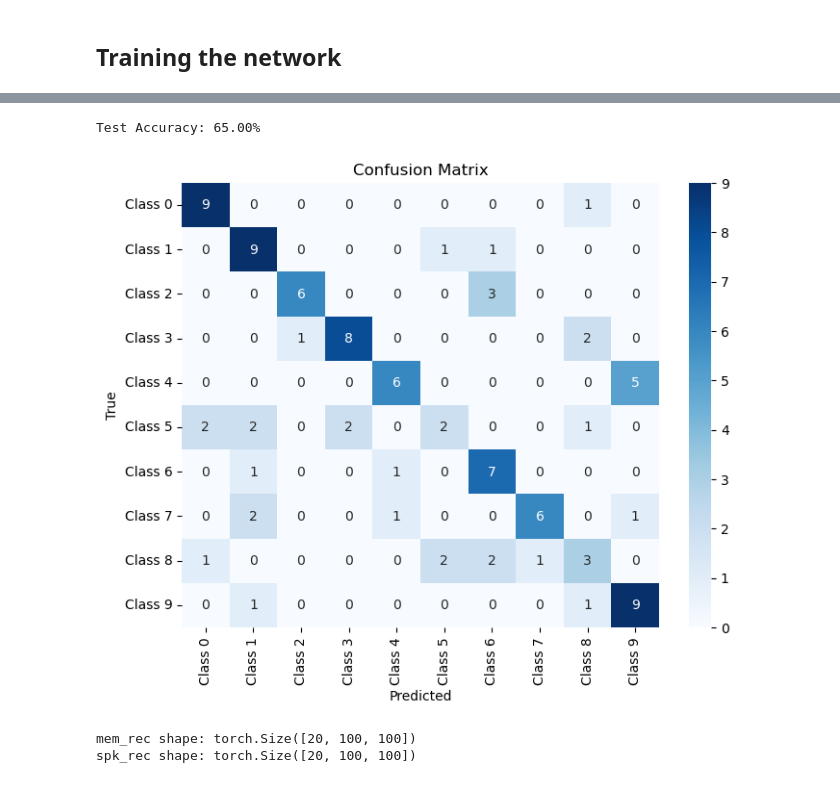
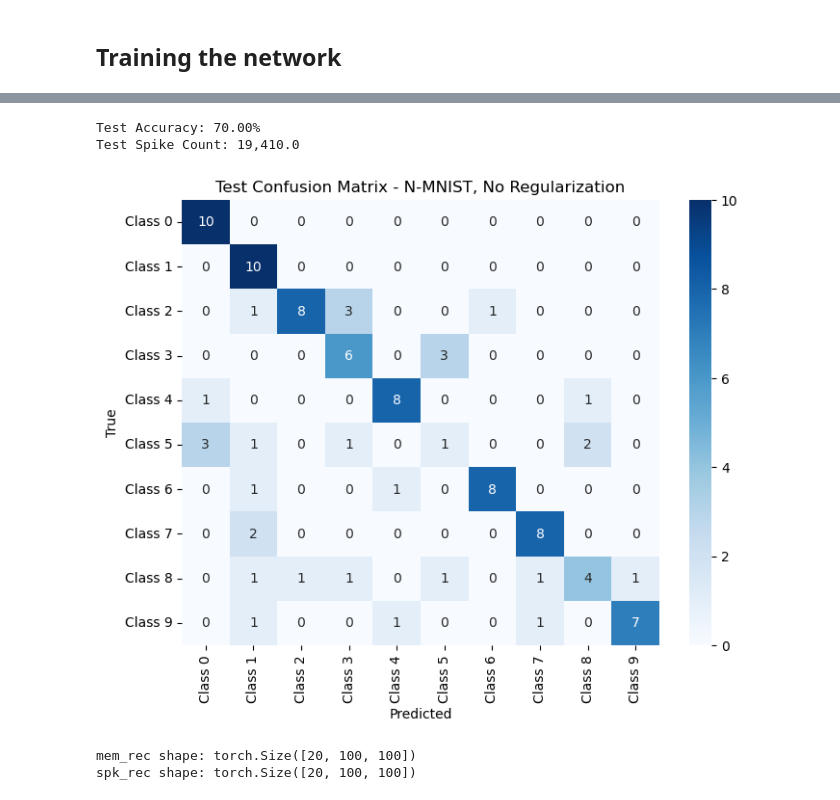
Before and after one commit to nalinir/spytorch, a Jupyter notebook: notebooks/SpyTorchTutorial2 _withNMNIST.ipynb, the cells around one changed output, grey strips where cells are left out. Saved outputs shown, nothing was run; the diff lists cells and outputs as text; code cells hidden in the pictures.

```diff
--- a/notebooks/SpyTorchTutorial2 _withNMNIST.ipynb
+++ b/notebooks/SpyTorchTutorial2 _withNMNIST.ipynb
@@ -371,6 +371,7 @@ def train(train_loader, lr=2e-3, nb_epochs=10):
     loss_hist = []
 
     # scaler = torch.amp.GradScaler(device=device) if device.type == 'cuda' else None
+    spike_count = 0
 
     for e in range(nb_epochs):
         local_loss = []
@@ -385,7 +386,8 @@ def train(train_loader, lr=2e-3, nb_epochs=10):
 
             #     print(f"Output dimensions: output.shape = {output.shape}")
 
-            output, _ = run_snn(x_local)  # Assuming run_snn() is integrated into model
+            output, other_recs = run_snn(x_local)  # Assuming run_snn() is integrated into model
+            spike_count += torch.sum(torch.sum(other_recs[1]))  # Count spikes
             m,_=torch.max(output,1)
             log_p_y = log_softmax_fn(m)  # LogSoftmax across all classes
             loss_val = loss_fn(log_p_y, y_local)
@@ -408,7 +410,7 @@ def train(train_loader, lr=2e-3, nb_epochs=10):
         # print("Epoch %i: loss=%.5f"%(e+1,mean_loss))
         loss_hist.append(mean_loss)
 
-    return loss_hist
+    return loss_hist, spike_count
 
 from sklearn.metrics import confusion_matrix
 
@@ -424,14 +426,14 @@ def compute_classification_accuracy(data_loader):
     accs = []
     all_preds = []
     all_labels = []
-
+    spike_count = 0
     for x_local, y_local in data_loader:
         # Move data to the appropriate device
         x_local, y_local = x_local.to(device), y_local.to(device)
 
         # Run the SNN model
-        output, _ = run_snn(x_local)
-
+        output, other_recs = run_snn(x_local)
+        spike_count += torch.sum(torch.sum(other_recs[1]))
         # Compute predictions
         m, _ = torch.max(output, 1)  # Max over time
         _, preds = torch.max(m, 1)   # Argmax over output units
@@ -451,5 +453,5 @@ def compute_classification_accuracy(data_loader):
     # Compute confusion matrix
     conf_matrix = confusion_matrix(all_labels, all_preds)
 
-    return accuracy, conf_matrix
+    return accuracy, conf_matrix, spike_count
 # %%
@@ -486,15 +495,17 @@ Train Accuracy: 100.00%
 # %%
-test_accuracy, test_conf_matrix = compute_classification_accuracy(test_loader)
+test_accuracy, test_conf_matrix, spike_count = compute_classification_accuracy(test_loader)
 
 # Print results
 print(f"Test Accuracy: {test_accuracy * 100:.2f}%")
 class_names = [f"Class {i}" for i in range(nb_outputs)]
+print(f"Test Spike Count: {spike_count:,}")
 
 # Plot the confusion matrix
-plot_confusion_matrix(test_conf_matrix, class_names)
+plot_confusion_matrix(test_conf_matrix, class_names, "Test")
 # %% [output]
-Test Accuracy: 65.00%
+Test Accuracy: 70.00%
+Test Spike Count: 19,410.0
-[figure, old version]
+[figure, new version]
 # %%
 def get_mini_batch(data_loader, shuffle=False):
     for ret in data_loader:
```
Also changed, not shown: parts of 7 cells of this notebook, 9 other files.
